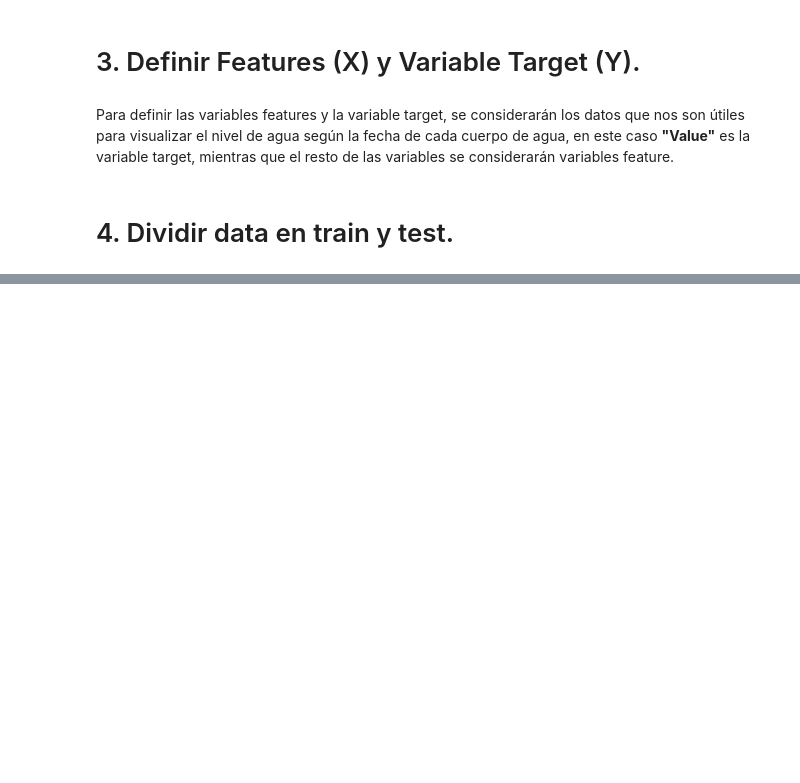
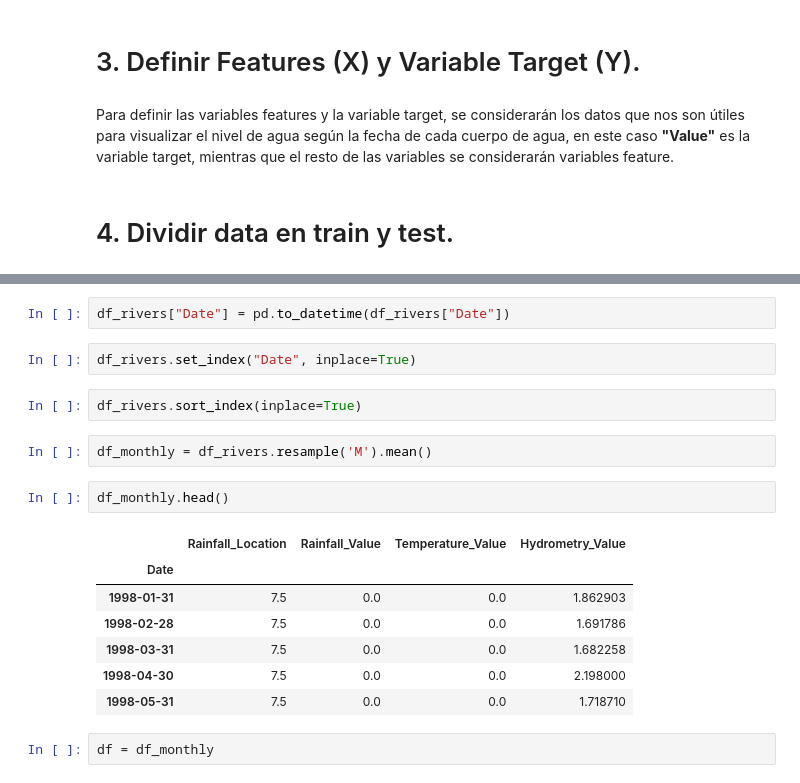
Before and after one commit to Bere333/Smart-Water-Analytics-BBRH, a Jupyter notebook: src/02_modeling_and_evaluation_river.ipynb, the cells around one changed output, grey strips where cells are left out. Cells and saved outputs as stored; diff of their text form; blank space fills up the shorter version.

```diff
--- a/src/02_modeling_and_evaluation_river.ipynb
+++ b/src/02_modeling_and_evaluation_river.ipynb
@@ -193,0 +51,20 @@ plt.show()
+# %%
+df_rivers["Date"] = pd.to_datetime(df_rivers["Date"])
+# %%
+df_rivers.set_index("Date", inplace=True)
+# %%
+df_rivers.sort_index(inplace=True)
+# %%
+df_monthly = df_rivers.resample('M').mean()
+# %%
+df_monthly.head()
+# %% [output]
+|  | Rainfall_Location | Rainfall_Value | Temperature_Value | Hydrometry_Value |
+| Date |  |  |  |  |
+| 1998-01-31 | 7.5 | 0.0 | 0.0 | 1.862903 |
+| 1998-02-28 | 7.5 | 0.0 | 0.0 | 1.691786 |
+| 1998-03-31 | 7.5 | 0.0 | 0.0 | 1.682258 |
+| 1998-04-30 | 7.5 | 0.0 | 0.0 | 2.198000 |
+| 1998-05-31 | 7.5 | 0.0 | 0.0 | 1.718710 |
+# %%
+df = df_monthly
```
Also changed, not shown: parts of 14 cells of this notebook.
